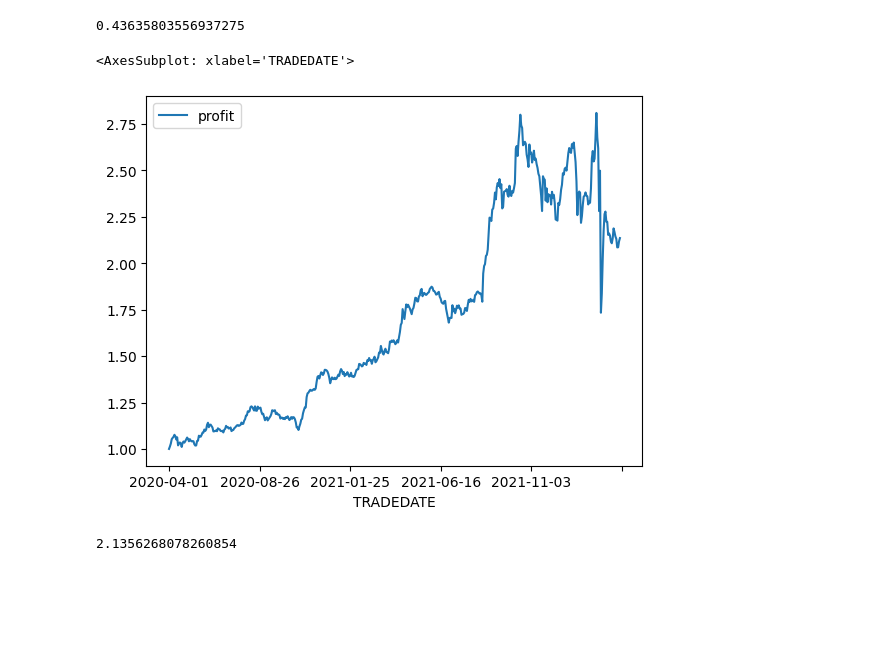
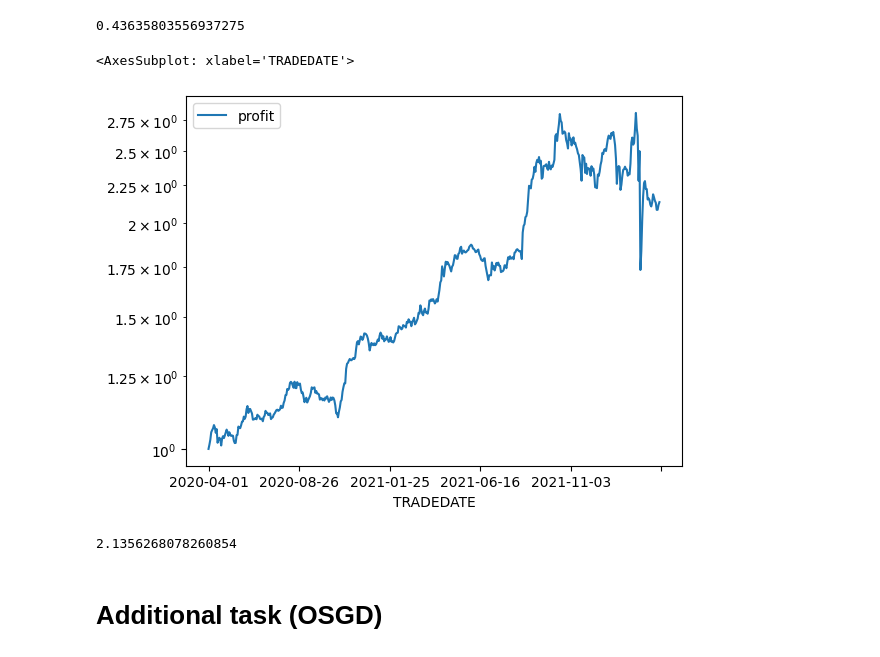
Before and after one commit to Alterise/Decision-Making-Theory, a Jupyter notebook: HW2/algo.ipynb, the cells around one changed output. Drawn from its saved outputs; the diff is of its cells as text; code cells hidden in the pictures; blank space fills up the shorter version.

```diff
--- a/HW2/algo.ipynb
+++ b/HW2/algo.ipynb
@@ -160,7 +167,7 @@ unsafe_max_profit = [0]
 unsafe_best_alpha = -1.0
 
 for i in unsafe_alpha_array:
-    vectors, scores, profit = descent(np.ones(r.shape[1]) * (1/r.shape[1]) , r, lr_scheduler=lambda x: i)
+    vectors, scores, profit = descent(np.ones(r.shape[1]) * (1/r.shape[1]) , r, get_grad, lr_scheduler=lambda x: i)
     if profit[-1] > unsafe_max_profit[-1]:
       unsafe_max_profit = profit
       unsafe_best_alpha = i
@@ -171,13 +178,17 @@ unsafe_best_alpha
 # %%
 unsafe_profit_to_date = pd.DataFrame(index=data_clear.index, columns=["profit"])
 unsafe_profit_to_date['profit'] = unsafe_max_profit
-# %%
-unsafe_profit_to_date.plot()
-# %% [output]
-<AxesSubplot: xlabel='TRADEDATE'>
-[figure, removed]
+# %%
+unsafe_graph = unsafe_profit_to_date.plot()
+unsafe_graph.set_yscale('log')
+unsafe_graph
+# %% [output]
+<AxesSubplot: xlabel='TRADEDATE'>
+[figure, added]
 # %%
 #final profit
 unsafe_profit_to_date['profit'][-1]
 # %% [output]
 2.1356268078260854
+# %% [markdown]
+# Additional task (OSGD)
```
Also changed, not shown: parts of 14 cells of this notebook.
